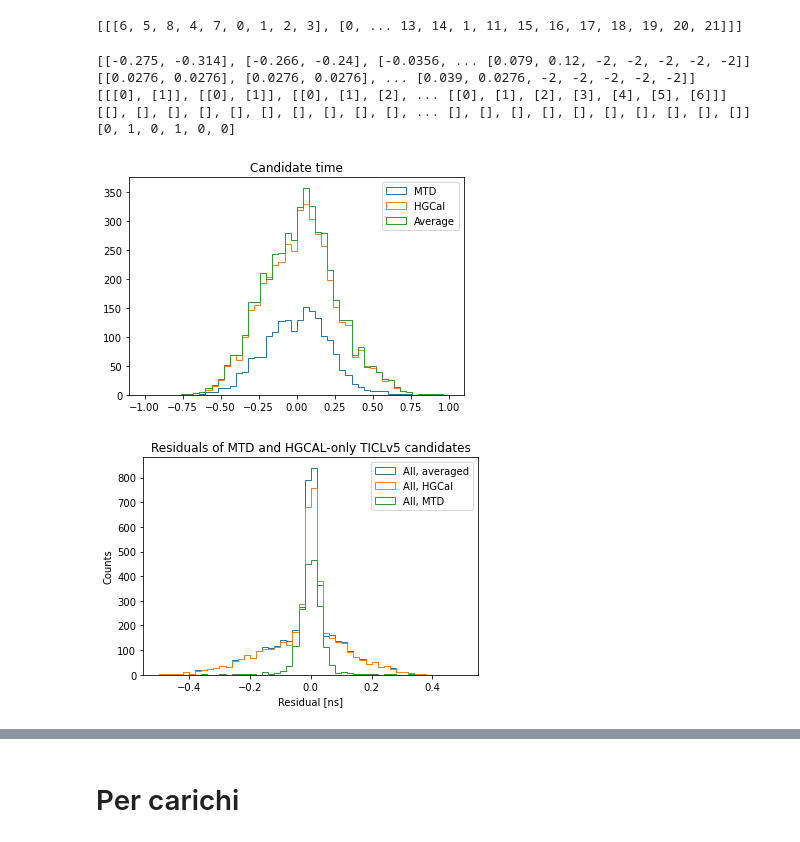
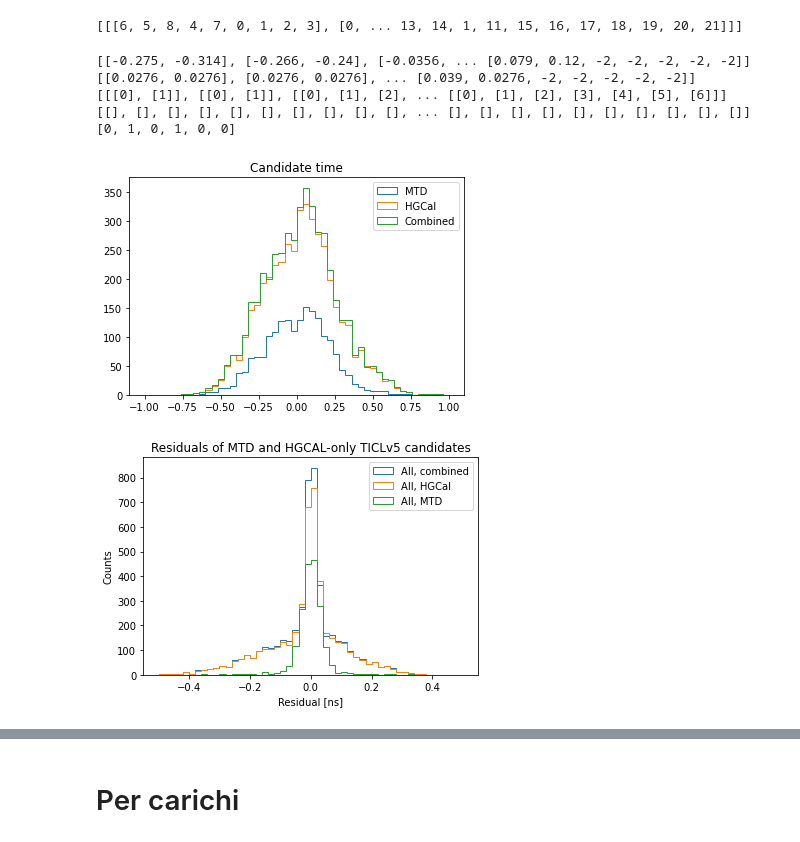
Before and after one commit to Tizianop6/MTD-HGCal-timing, a Jupyter notebook: MTD vs HGCAL.ipynb, the cells around one changed output, grey strips where cells are left out. Saved outputs shown, nothing was run; the diff lists cells and outputs as text; code cells hidden in the pictures.

```diff
--- a/MTD vs HGCAL.ipynb
+++ b/MTD vs HGCAL.ipynb
@@ -345,36 +345,36 @@ for i in range(len(tracksters_up500)):
                 new_trks.append(tracksters_up500[i][j][k])
 #new_trks=[x for x in tracksters_up500 if len(x)!=0]
 
 print(new_trks)
 plt.title("Candidate time")
 plt.hist(np.ravel(time_MTD[mask_MTD]),bins=50,range=[-1,1], histtype="step",label="MTD")
 plt.hist(np.ravel(time_HGCAL[mask_HGCal]),bins=50,range=[-1,1], histtype="step",label="HGCal")
 
-plt.hist(np.ravel(time_avg[mask_avg]),bins=50,range=[-1,1], histtype="step",label="Average")
+plt.hist(np.ravel(time_avg[mask_avg]),bins=50,range=[-1,1], histtype="step",label="Combined")
 #plt.hist(np.ravel(time_MTD_err),bins=50, histtype="step",label="Neutral")
 
 plt.legend()
 
 plt.show()
 
 
 plt.title("Residuals of MTD and HGCAL-only TICLv5 candidates")
-plt.hist(ticl_residuals_n_avg+ticl_residuals_ch_avg,bins=50, range=[-0.5,0.5],histtype="step",label="All, averaged")
+plt.hist(ticl_residuals_n_avg+ticl_residuals_ch_avg,bins=50, range=[-0.5,0.5],histtype="step",label="All, combined")
 plt.hist(ticl_residuals_n_HGCal+ticl_residuals_ch_HGCal,bins=50, range=[-0.5,0.5],histtype="step",label="All, HGCal")
 plt.hist(ticl_residuals_n_MTD+ticl_residuals_ch_MTD,bins=50, range=[-0.5,0.5],histtype="step",label="All, MTD")
 
 plt.legend()
 
 plt.xlabel("Residual [ns]")
 plt.ylabel("Counts")
 plt.show()
 # %% [output]
 [[-0.275, -0.314], [-0.266, -0.24], [-0.0356, ... [0.079, 0.12, -2, -2, -2, -2, -2]]
 [[0.0276, 0.0276], [0.0276, 0.0276], ... [0.039, 0.0276, -2, -2, -2, -2, -2]]
 [[[0], [1]], [[0], [1]], [[0], [1], [2], ... [[0], [1], [2], [3], [4], [5], [6]]]
 [[], [], [], [], [], [], [], [], [], [], ... [], [], [], [], [], [], [], [], [], []]
 [0, 1, 0, 1, 0, 0]
-[figure, old version]
+[figure, new version]
 [figure]
 # %%
 #ticl_residuals_n_base,ticl_residuals_ch_base=compute_residuals("histo_average.root")
```
Also changed, not shown: parts of 5 cells of this notebook, 8 other files.
